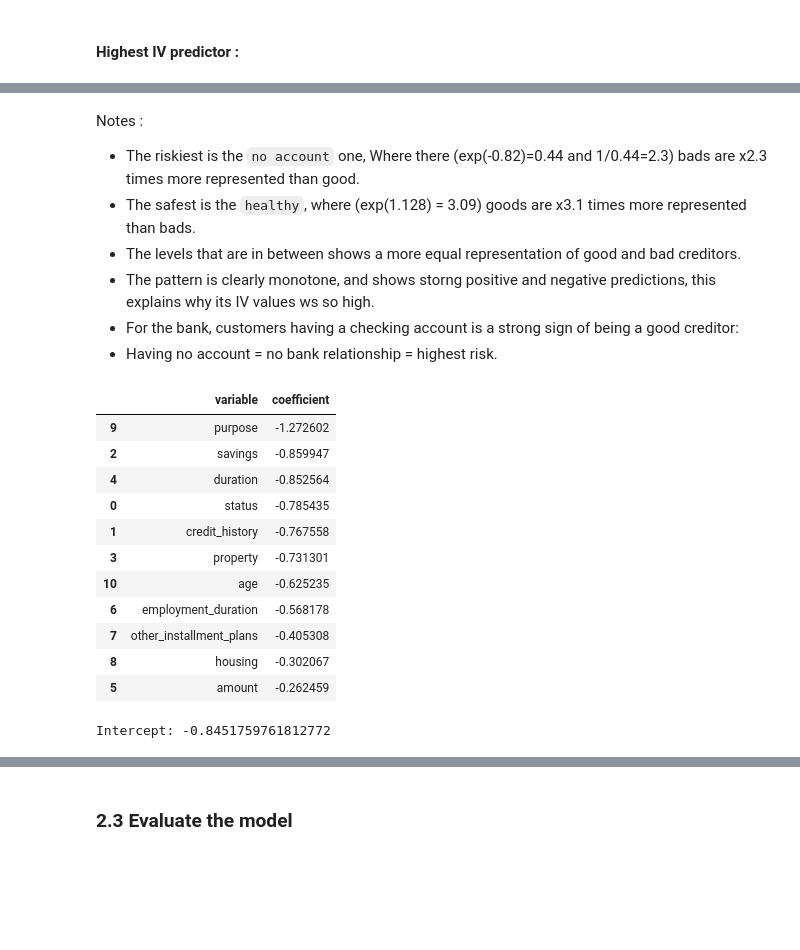
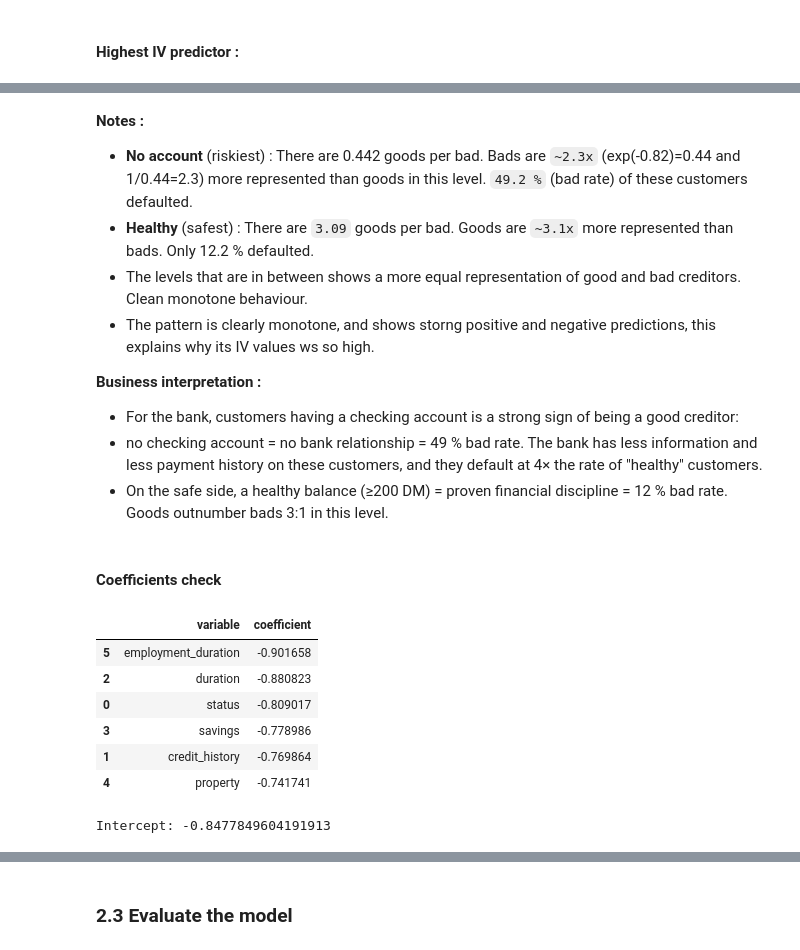
Before and after one commit to Muten-Roshi-Sama/data-science-for-business-KUL, a Jupyter notebook: credit-risk-analysis/A1_Notebook.ipynb, the cells around one changed output, grey strips where cells are left out. Drawn from its saved outputs; the diff is of its cells as text; code cells hidden in the pictures; blank space fills up the shorter version.

Commit message:
Highest IV predictor identified and explained.

```diff
--- a/credit-risk-analysis/A1_Notebook.ipynb
+++ b/credit-risk-analysis/A1_Notebook.ipynb
@@ -906,0 +907,27 @@ Notes :
+# %%
+from sklearn.linear_model import LogisticRegression
+from sklearn.metrics import roc_auc_score, roc_curve
+
+results = {}
+for name, spec in datasets.items():
+    model = LogisticRegression(C=1e10, max_iter=1000)
+    model.fit(spec["train"], train["bad"])
+    p_tr = model.predict_proba(spec["train"])[:, 1]
+    p_te = model.predict_proba(spec["test"])[:, 1]
+    results[name] = {
+        "model":     model,
+        "p_train":   p_tr,
+        "p_test":    p_te,
+        "auc_train": roc_auc_score(train["bad"], p_tr),
+        "auc_test":  roc_auc_score(test["bad"],  p_te),
+    }
+
+comparison = pd.DataFrame([
+    {"dataset":   name,
+     "n":         len(datasets[name]["vars"]),
+     "AUC_train": round(r["auc_train"], 4),
+     "AUC_test":  round(r["auc_test"],  4),
+     "gap":       round(r["auc_train"] - r["auc_test"], 4)}
+    for name, r in results.items()
+])
+display(comparison)
@@ -907,3 +948,5 @@ Notes :
+# %%
+chosen = "reduced"
 # %% [markdown]
 #### Highest IV predictor :
 # %%
@@ -917,29 +977,30 @@ display(woe_tables["status"][["status_lvl", "n", "n_bad", "woe"]])
 # %% [markdown]
-Notes :
-- The riskiest is the `no account` one, Where there (exp(-0.82)=0.44 and 1/0.44=2.3) bads are x2.3 times more represented than good.
-- The safest is the `healthy`, where (exp(1.128) = 3.09) goods are x3.1 times more represented than bads.
-- The levels that are in between shows a more equal representation of good and bad creditors.
+**Notes :**
+- **No account** (riskiest) : There are 0.442 goods per bad. Bads are `~2.3x` (exp(-0.82)=0.44 and 1/0.44=2.3) more represented than goods in this level. `49.2 %` (bad rate) of these customers defaulted.
+- **Healthy** (safest) : There are `3.09` goods per bad. Goods are `~3.1x` more represented than bads. Only 12.2 % defaulted.
+- The levels that are in between shows a more equal representation of good and bad creditors. Clean monotone behaviour.
 - The pattern is clearly monotone, and shows storng positive and negative predictions, this explains why its IV values ws so high.
+
+
+**Business interpretation :**
 - For the bank, customers having a checking account is a strong sign of being a good creditor:
-- Having no account = no bank relationship = highest risk.
+- no checking account = no bank relationship = 49 % bad rate. The bank has less information and less payment history on these customers, and they default at 4× the rate of "healthy" customers.
+- On the safe side, a healthy balance (≥200 DM) = proven financial discipline = 12 % bad rate. Goods outnumber bads 3:1 in this level.
+# %% [markdown]
+#### Coefficients check
 # %%
 coefs = pd.DataFrame({
-    "variable":    datasets["main"]["vars"],
-    "coefficient": results["main"]["model"].coef_[0]
+    "variable":    datasets[chosen]["vars"],
+    "coefficient": results[chosen]["model"].coef_[0]
 }).sort_values("coefficient")
 display(coefs)
-print("\nIntercept:", results["main"]["model"].intercept_[0])
+print("\nIntercept:", results[chosen]["model"].intercept_[0])
 # %% [output]
 |  | variable | coefficient |
-| 9 | purpose | -1.272602 |
-| 2 | savings | -0.859947 |
-| 4 | duration | -0.852564 |
-| 0 | status | -0.785435 |
-| 1 | credit_history | -0.767558 |
-| 3 | property | -0.731301 |
-| 10 | age | -0.625235 |
-| 6 | employment_duration | -0.568178 |
-| 7 | other_installment_plans | -0.405308 |
-| 8 | housing | -0.302067 |
-| 5 | amount | -0.262459 |
+| 5 | employment_duration | -0.901658 |
+| 2 | duration | -0.880823 |
+| 0 | status | -0.809017 |
+| 3 | savings | -0.778986 |
+| 1 | credit_history | -0.769864 |
+| 4 | property | -0.741741 |
-Intercept: -0.8451759761812772
+Intercept: -0.8477849604191913
```
Also changed, not shown: parts of 30 cells of this notebook.
